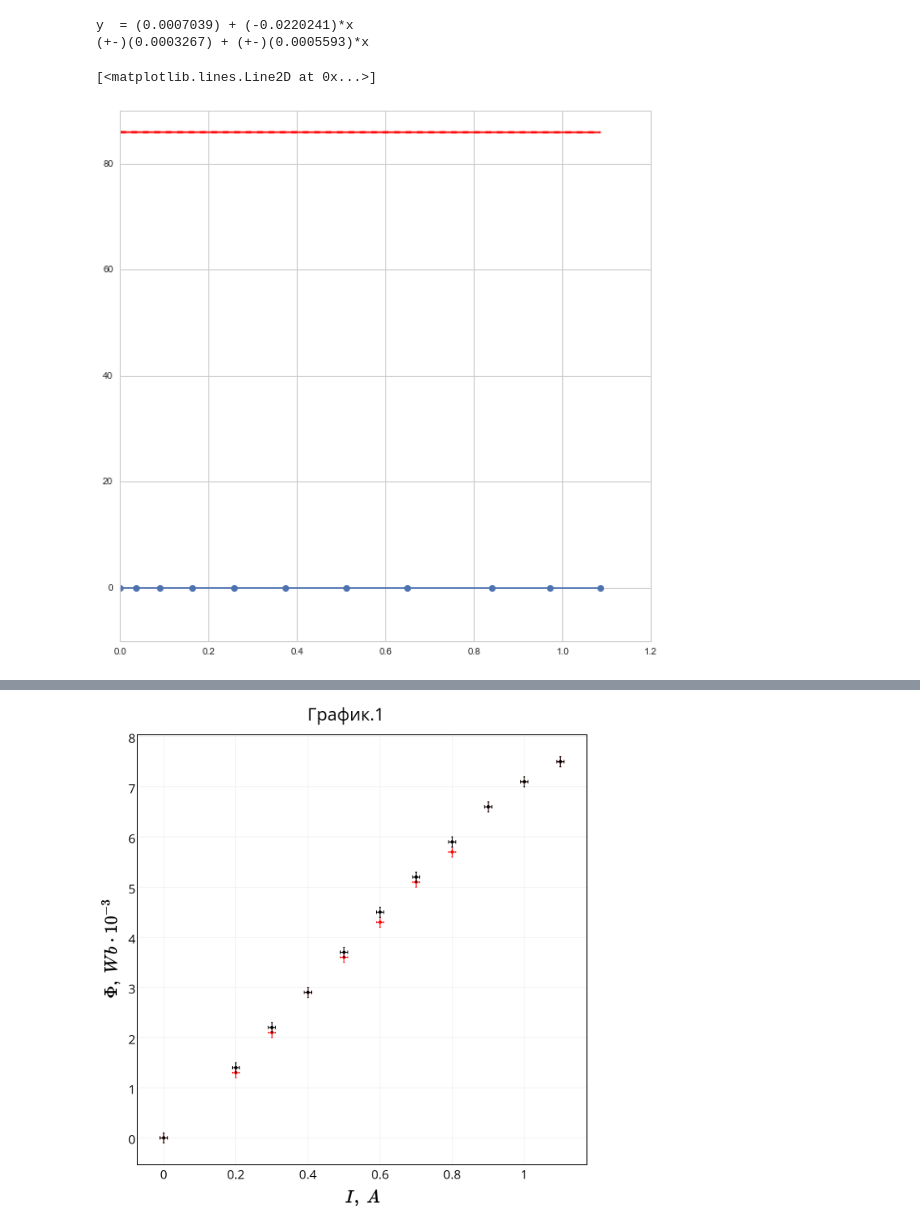
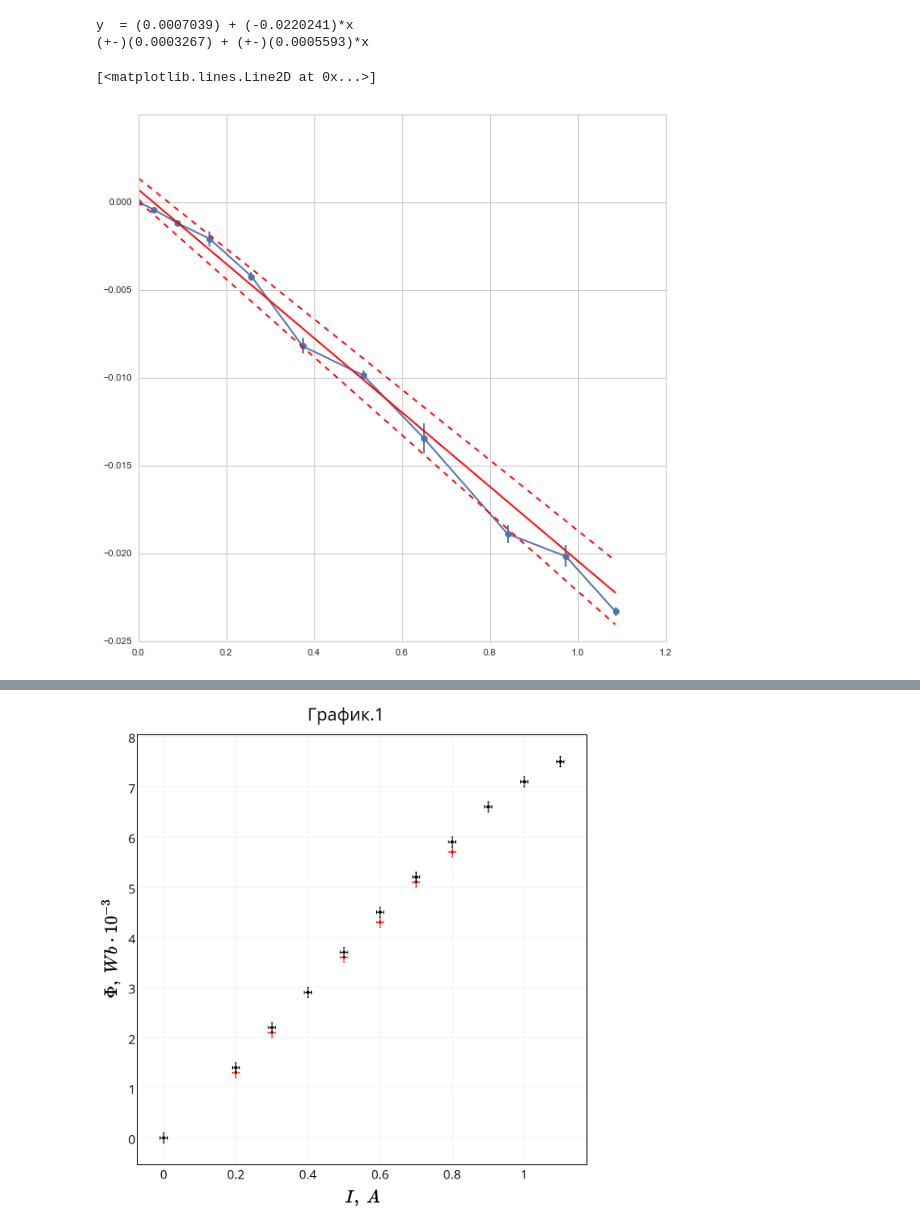
Before and after one commit to heyfaraday/labs_3sem, a Jupyter notebook: 3.4.1/analysis.ipynb, the cells around one changed output, grey strips where cells are left out. Saved outputs shown, nothing was run; the diff lists cells and outputs as text; code cells hidden in the pictures.

```diff
--- a/3.4.1/analysis.ipynb
+++ b/3.4.1/analysis.ipynb
@@ -169,15 +169,15 @@ y  = (0.0007039) + (-0.0220241)*x
 # %%
 import numpy as np
 import matplotlib.pyplot as plt
 
 fig, ax = plt.subplots(nrows=1, sharex=True, figsize=(10, 10))
 ax.errorbar(data['mean_B']**2, data['mean_Cu'], yerr=data['sqr_Cu'], fmt='-o')
-ax.plot([(data['mean_B']**2).min(), (data['mean_B']**2).max()], [85.9206373 -0.0220241 * data['mean_B'].min(), 85.9206373 -0.0220241 * data['mean_B'].max()], 'r')
-ax.plot([(data['mean_B']**2).min(), (data['mean_B']**2).max()], [(85.9206373 + 2*0.0003267) -(0.0220241-2*0.0005593) * data['mean_B'].min(), (85.9206373 + 2*0.0003267) -(0.0220241-2*0.0005593)  * data['mean_B'].max()], '--r')
-ax.plot([(data['mean_B']**2).min(), (data['mean_B']**2).max()], [(85.9206373 - 2*0.0003267) -(0.0220241+2*0.0005593) * data['mean_B'].min(), (85.9206373 - 2*0.0003267) -(0.0220241+2*0.0005593) * data['mean_B'].max()], '--r')
+ax.plot([(data['mean_B']**2).min(), (data['mean_B']**2).max()], [0.0007039 -0.0220241 * data['mean_B'].min(), 0.0007039 -0.0220241 * data['mean_B'].max()], 'r')
+ax.plot([(data['mean_B']**2).min(), (data['mean_B']**2).max()], [(0.0007039 + 2*0.0003267) -(0.0220241-2*0.0005593) * data['mean_B'].min(), (0.0007039 + 2*0.0003267) -(0.0220241-2*0.0005593)  * data['mean_B'].max()], '--r')
+ax.plot([(data['mean_B']**2).min(), (data['mean_B']**2).max()], [(0.0007039 - 2*0.0003267) -(0.0220241+2*0.0005593) * data['mean_B'].min(), (0.0007039 - 2*0.0003267) -(0.0220241+2*0.0005593) * data['mean_B'].max()], '--r')
 # %% [output]
 [<matplotlib.lines.Line2D at 0x...>]
-[figure, old version]
+[figure, new version]
 # %%
 import numpy as np
 import matplotlib.pyplot as plt
```
Also changed, not shown: parts of 1 cell of this notebook.
